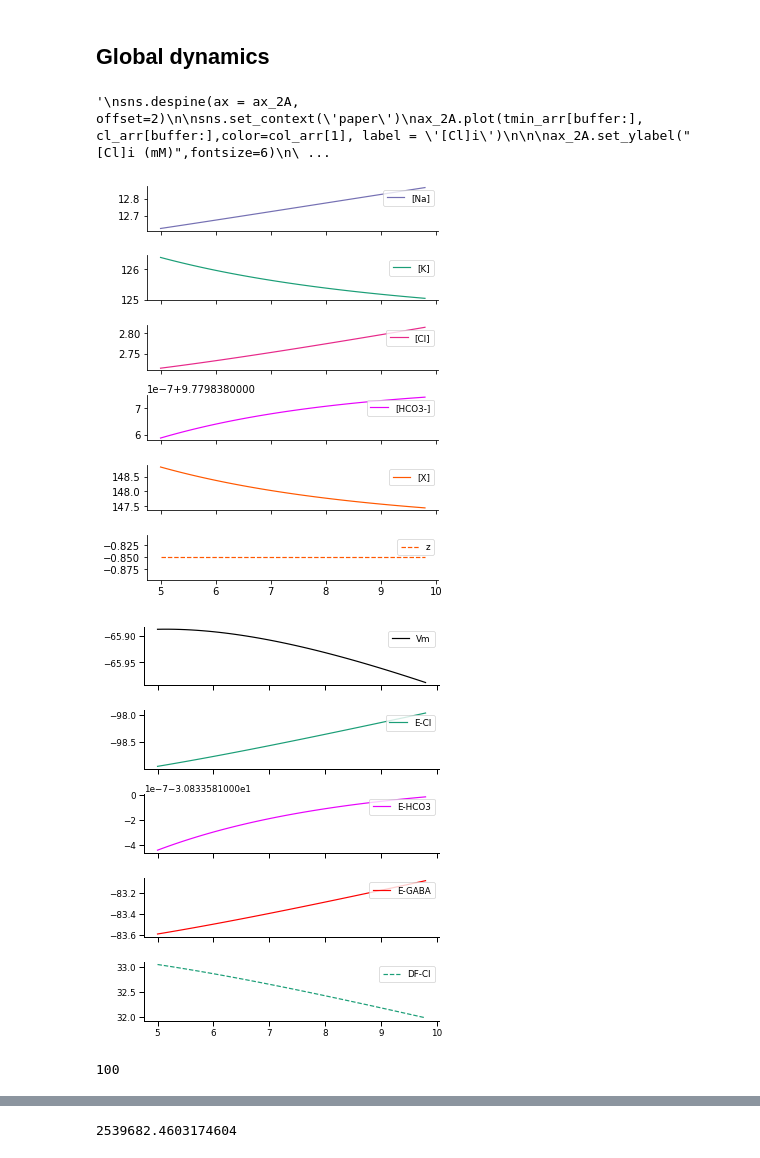
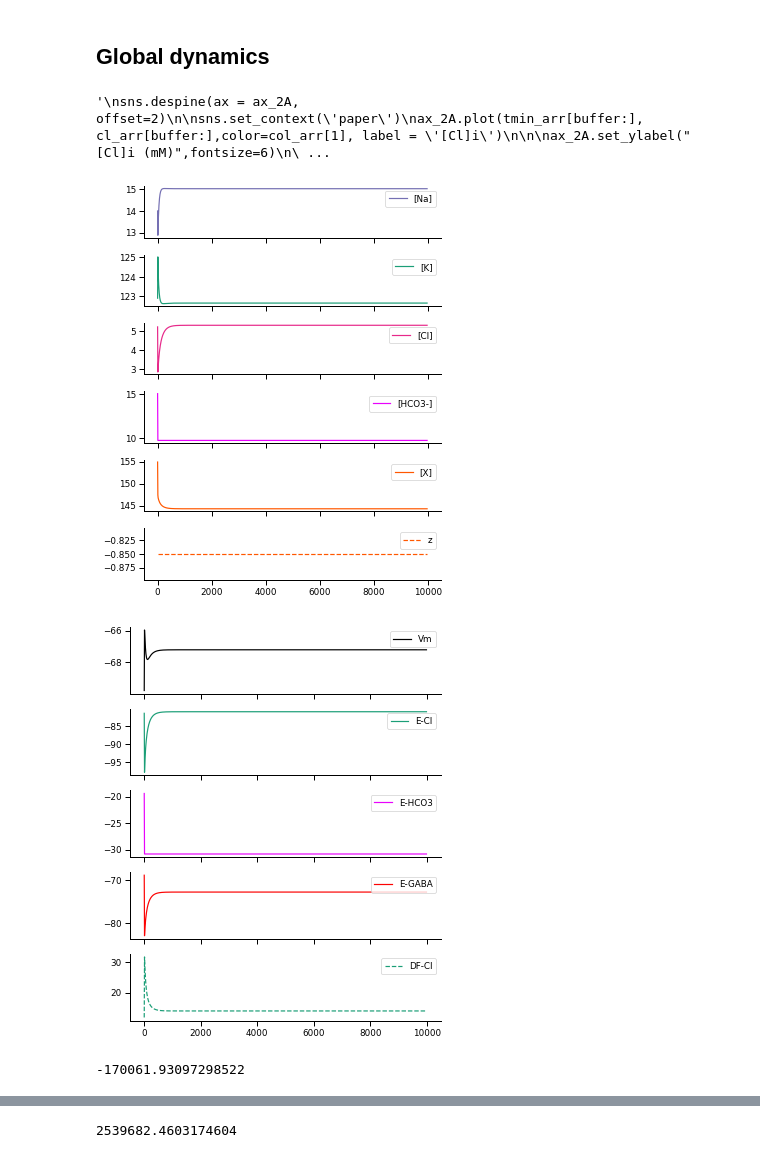
Before and after one commit to Eran707/Single-Cell-Simulator, a Jupyter notebook: Jupyter_notebooks_for_analysis/ORCHID_Dynamics.ipynb, the cells around one changed output, grey strips where cells are left out. Saved outputs shown, nothing was run; the diff lists cells and outputs as text; code cells hidden in the pictures.

```diff
--- a/Jupyter_notebooks_for_analysis/ORCHID_Dynamics.ipynb
+++ b/Jupyter_notebooks_for_analysis/ORCHID_Dynamics.ipynb
@@ -166,7 +166,7 @@ df_gaba_arr = [vm_arr[i] - E_gaba_arr[i]  for i in range(len(t_arr))]
 
 #tmin_arr = [t_arr[i]/60 for i in range(len(t_arr))]
 
-buffer = 50
+buffer = 0
 final = -1
 ####################################################################
 # DEFINE FIGURE AND AXES
@@ -221,39 +221,39 @@ sns.despine()
 for ax in axs.flat:
     ax.legend(loc='upper right') # Adjust the location and appearance of the legend
 
 mplt.tight_layout()
 
 #####################################################################
 
 
 '''
 sns.despine(ax = ax_2A, offset=2)
 
 sns.set_context('paper')
 ax_2A.plot(tmin_arr[buffer:], cl_arr[buffer:],color=col_arr[1], label = '[Cl]i')
 
 
 ax_2A.set_ylabel("[Cl]i (mM)",fontsize=6)
 
 ax_2A.set_xlabel("Time (min)",fontsize=6)
 
 ax_2A.tick_params(axis='both', which='major', labelsize=6)
 
 
 mplt.subplots_adjust(hspace=0.35)
 
 #######################################
 
 #f1.savefig('ORCHID_z_change.svg', dpi=2000, bbox_inches='tight')
 '''
 # %% [output]
 '\nsns.despine(ax = ax_2A, offset=2)\n\nsns.set_context(\'paper\')\nax_2A.plot(tmin_arr[buffer:], cl_arr[buffer:],color=col_arr[1], label = \'[Cl]i\')\n\n\nax_2A.set_ylabel("[Cl]i (mM)",fontsize=6)\n\ ...
-[figure, old version]
+[figure, new version]
-[figure, old version]
+[figure, new version]
 # %%
-len(t_arr)
+vm_arr[1]
 # %% [output]
-100
+-170061.93097298522
 # %%
 start_int = 0
 
```
Also changed, not shown: parts of 5 cells of this notebook, 2 other files.
